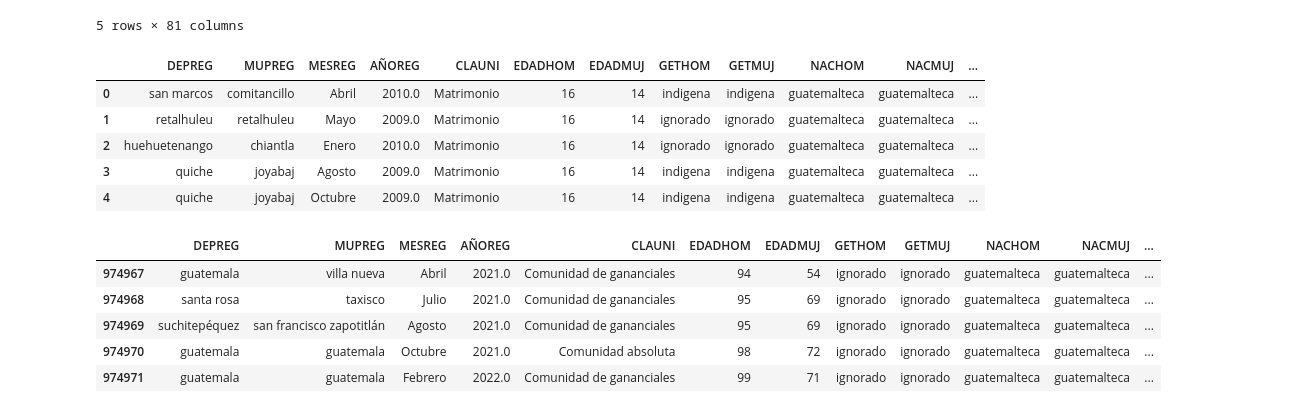
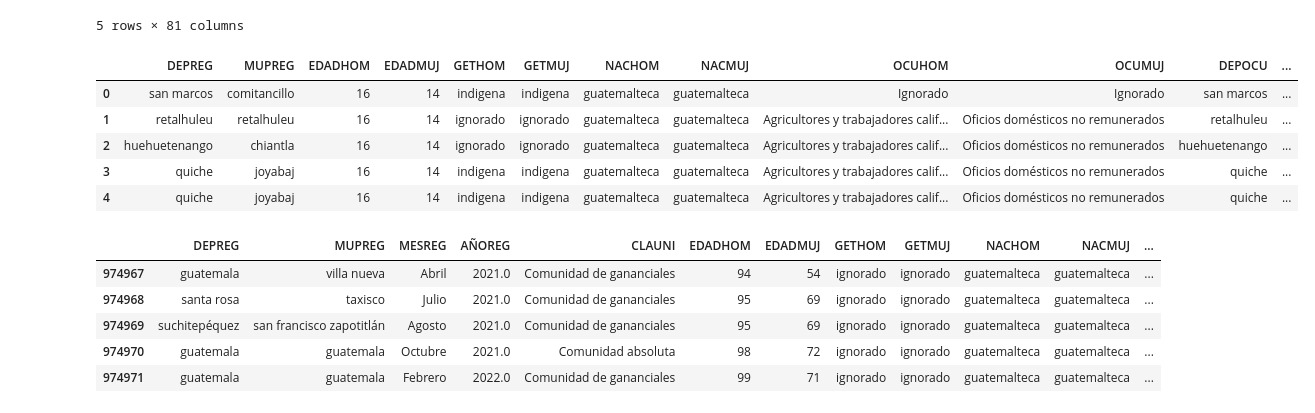
Before and after one commit to angelargd8/Proyecto3-MDD, a Jupyter notebook: remodelData.ipynb, the cells around one changed output. Drawn from its saved outputs; the diff is of its cells as text; code cells hidden in the pictures.

```diff
--- a/remodelData.ipynb
+++ b/remodelData.ipynb
@@ -588,15 +588,15 @@ df_violencia.tail()
 | 423634 | 2021.0 | nan | 13.0 | ignorado | víctima | mujer | 34 | 1.0000 | ... |
 | 423645 | 2021.0 | nan | 19.0 | ignorado | víctima | mujer | 23 | 2.5307 | ... |
 5 rows × 81 columns
-# %%
-df_matri.head()
-# %% [output]
-|  | DEPREG | MUPREG | MESREG | AÑOREG | CLAUNI | EDADHOM | EDADMUJ | GETHOM | GETMUJ | NACHOM | NACMUJ | ... |
-| 0 | san marcos | comitancillo | Abril | 2010.0 | Matrimonio | 16 | 14 | indigena | indigena | guatemalteca | guatemalteca | ... |
-| 1 | retalhuleu | retalhuleu | Mayo | 2009.0 | Matrimonio | 16 | 14 | ignorado | ignorado | guatemalteca | guatemalteca | ... |
-| 2 | huehuetenango | chiantla | Enero | 2010.0 | Matrimonio | 16 | 14 | ignorado | ignorado | guatemalteca | guatemalteca | ... |
-| 3 | quiche | joyabaj | Agosto | 2009.0 | Matrimonio | 16 | 14 | indigena | indigena | guatemalteca | guatemalteca | ... |
-| 4 | quiche | joyabaj | Octubre | 2009.0 | Matrimonio | 16 | 14 | indigena | indigena | guatemalteca | guatemalteca | ... |
+# %%
+df_matri[['DEPREG', 'MUPREG', 'EDADHOM', 'EDADMUJ', 'GETHOM', 'GETMUJ', 'NACHOM', 'NACMUJ', 'OCUHOM', 'OCUMUJ', 'DEPOCU', 'MUPOCU', 'AREAG']].head()
+# %% [output]
+|  | DEPREG | MUPREG | EDADHOM | EDADMUJ | GETHOM | GETMUJ | NACHOM | NACMUJ | OCUHOM | OCUMUJ | DEPOCU | ... |
+| 0 | san marcos | comitancillo | 16 | 14 | indigena | indigena | guatemalteca | guatemalteca | Ignorado | Ignorado | san marcos | ... |
+| 1 | retalhuleu | retalhuleu | 16 | 14 | ignorado | ignorado | guatemalteca | guatemalteca | Agricultores y trabajadores calif... | Oficios domésticos no remunerados | retalhuleu | ... |
+| 2 | huehuetenango | chiantla | 16 | 14 | ignorado | ignorado | guatemalteca | guatemalteca | Agricultores y trabajadores calif... | Oficios domésticos no remunerados | huehuetenango | ... |
+| 3 | quiche | joyabaj | 16 | 14 | indigena | indigena | guatemalteca | guatemalteca | Agricultores y trabajadores calif... | Oficios domésticos no remunerados | quiche | ... |
+| 4 | quiche | joyabaj | 16 | 14 | indigena | indigena | guatemalteca | guatemalteca | Agricultores y trabajadores calif... | Oficios domésticos no remunerados | quiche | ... |
 # %%
 df_matri.tail()
 # %% [output]
```
Also changed, not shown: parts of 1 cell of this notebook.
